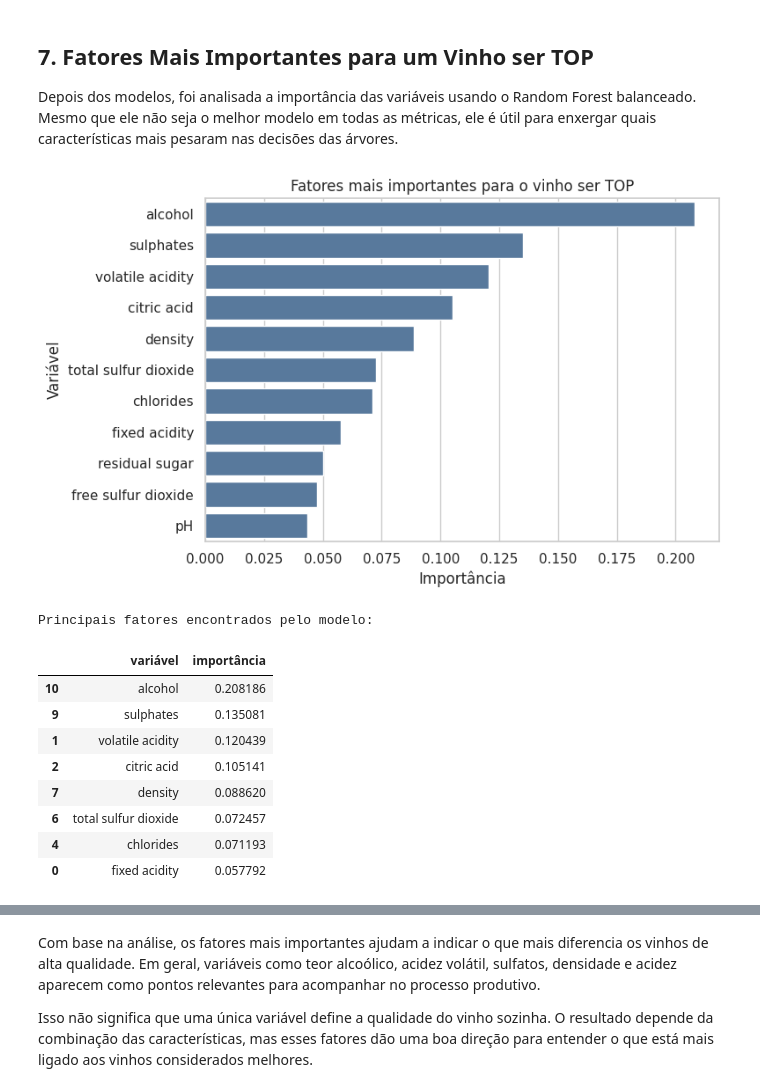
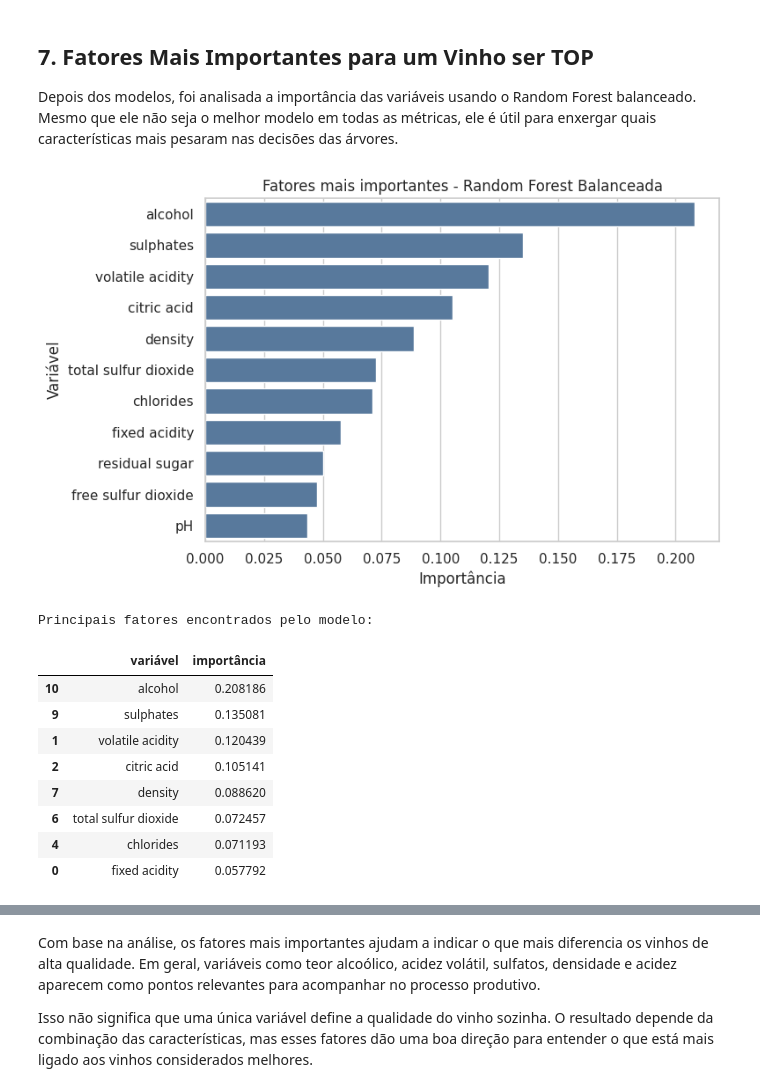
Before and after one commit to joaomottin/TechChallenge-Fase2, a Jupyter notebook: notebooks/analise_wine_quality.ipynb, the cells around one changed output, grey strips where cells are left out. Drawn from its saved outputs; the diff is of its cells as text; code cells hidden in the pictures.

```diff
--- a/notebooks/analise_wine_quality.ipynb
+++ b/notebooks/analise_wine_quality.ipynb
@@ -590,22 +590,22 @@ Depois dos modelos, foi analisada a importância das variáveis usando o Random
 # %%
 importancias = pd.DataFrame({
     'variável': features,
     'importância': random_forest_balanced.feature_importances_
 }).sort_values('importância', ascending=False)
 
 plt.figure(figsize=(8, 5))
 sns.barplot(data=importancias, x='importância', y='variável', color='#4c78a8')
-plt.title('Fatores mais importantes para o vinho ser TOP')
+plt.title('Fatores mais importantes - Random Forest Balanceada')
 plt.xlabel('Importância')
 plt.ylabel('Variável')
 plt.tight_layout()
 plt.savefig(RESULTS_PATH / 'importancia_variaveis.png', dpi=120)
 plt.show()
 
 print('Principais fatores encontrados pelo modelo:')
 display(importancias.head(8))
 # %% [output]
-[figure, old version]
+[figure, new version]
 Principais fatores encontrados pelo modelo:
 |  | variável | importância |
 | 10 | alcohol | 0.208186 |
```
Also changed, not shown: parts of 1 cell of this notebook, 2 other files.
